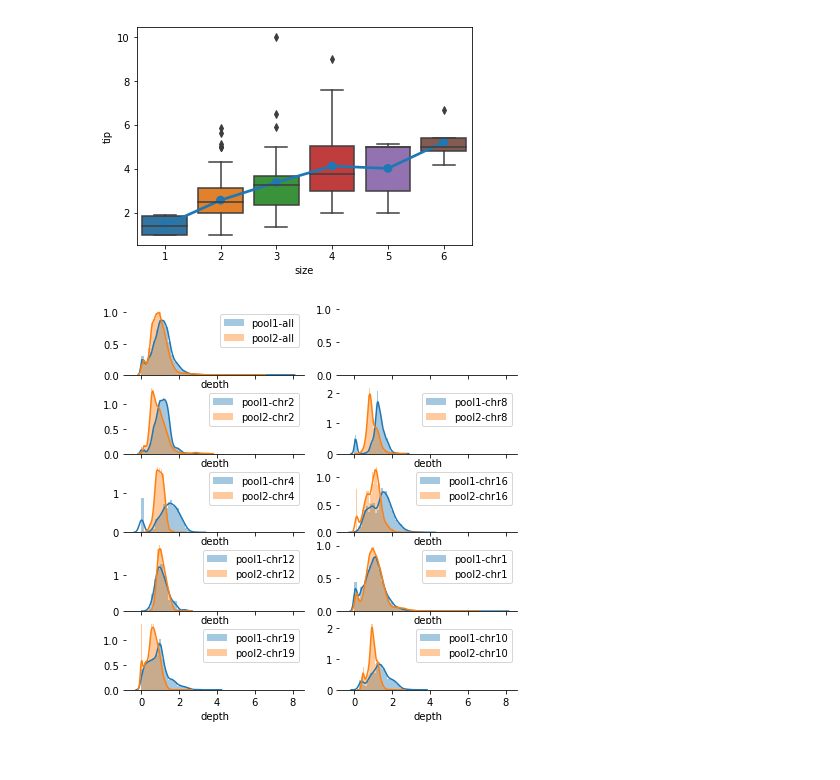
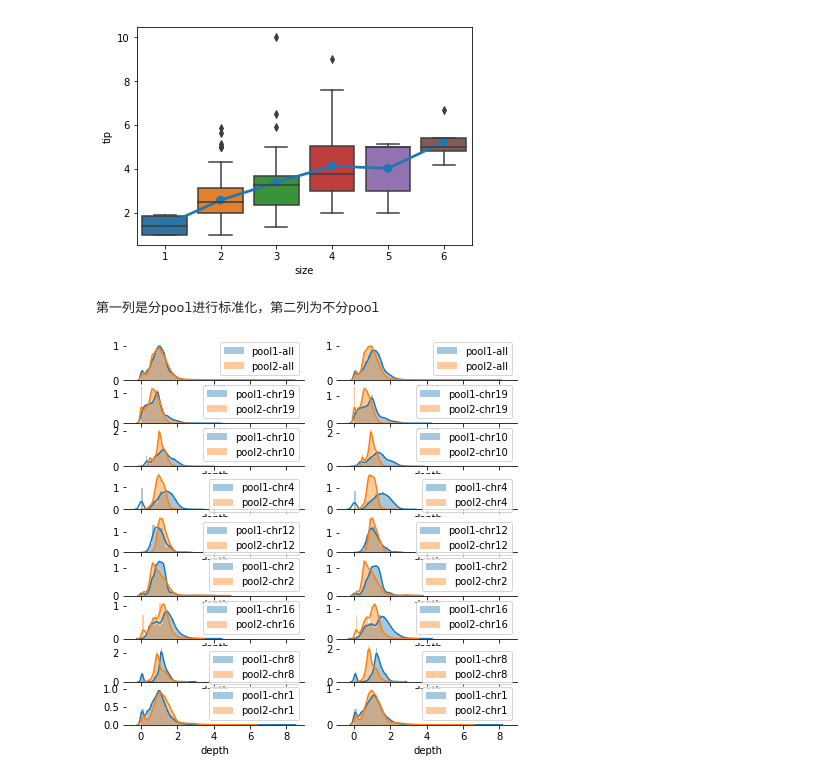
Before and after one commit to btrspg/python-lib-test, a Jupyter notebook: seaborn-test.ipynb, the cells around one changed output. Cells and saved outputs as stored; diff of their text form; code cells hidden in the pictures.

```diff
--- a/seaborn-test.ipynb
+++ b/seaborn-test.ipynb
@@ -21,24 +23,35 @@ ax = sns.pointplot(x="size",y='tip',data=tips,errwidth=0)
 # %% [output]
 [figure]
 # %%
-merge_csv = pd.read_csv('./demo_data/merge.csv')
-merge_csv.columns=['tag','loc','depth','pool']
-merge_csv['chr-temp'] = merge_csv['loc'].str.split(':')
-merge_csv['chr'] = merge_csv['chr-temp'].str.get(0)
-# print(merge_csv[''])
+# 画图方法
 
-f, axes = plt.subplots(int((len(set(merge_csv['chr']))+1)/2)+1, 2, figsize=(7, 7), sharex=True)
-sns.despine(left=True)
+def compare_plot(*data):
+    f, axes = plt.subplots(len(set(merge_csv['chr']))+1, 2, figsize=(7, 7), sharex=True)
+    sns.despine(left=True)
 
-sns.distplot(merge_csv[merge_csv['pool']=='POOL=1']['depth'], kde=True,label='pool1-all',ax=axes[0,0])
-sns.distplot(merge_csv[merge_csv['pool']=='POOL=2']['depth'], kde=True,label='pool2-all',ax=axes[0,0])
-axes[0,0].legend()
-# axes[0,1].legend()
-for j,i in enumerate(set(merge_csv['chr'])):
-    sns.distplot(merge_csv[(merge_csv['pool']=='POOL=1') & (merge_csv['chr']==i)]['depth'],
-                      kde=True,label='pool1-chr{}'.format(i),ax=axes[int(j/2)+1,j%2])
-    sns.distplot(merge_csv[(merge_csv['pool']=='POOL=2') &(merge_csv['chr']==i)]['depth'],
-                      kde=True,label='pool2-chr{}'.format(i),ax=axes[int(j/2)+1,j%2])
-    axes[int(j/2)+1,j%2].legend()
+    for n,da in enumerate(data):
+        sns.distplot(da[da['pool']=='POOL=1']['depth'], kde=True,label='pool1-all',ax=axes[0,n])
+        sns.distplot(da[da['pool']=='POOL=2']['depth'], kde=True,label='pool2-all',ax=axes[0,n])
+        axes[0,n].legend()
+        for j,i in enumerate(set(da['chr'])):
+            sns.distplot(da[(da['pool']=='POOL=1') & (da['chr']==i)]['depth'],
+                              kde=True,label='pool1-chr{}'.format(i),ax=axes[j+1,n])
+            sns.distplot(da[(da['pool']=='POOL=2') &(da['chr']==i)]['depth'],
+                              kde=True,label='pool2-chr{}'.format(i),ax=axes[j+1,n])
+            axes[j+1,n].legend()
-# %% [output]
-[figure, removed]
+# %%
+merge_csv1 = pd.read_csv('./demo_data/twopoolmerge.csv')
+merge_csv1.columns=['tag','loc','pool','depth']
+merge_csv1['chr-temp'] = merge_csv1['loc'].str.split(':')
+merge_csv1['chr'] = merge_csv1['chr-temp'].str.get(0)
+# print(merge_csv[''])
+
+merge_csv2 = pd.read_csv('./demo_data/onePool.csv')
+merge_csv2.columns=['tag','loc','depth','pool']
+merge_csv2['chr-temp'] = merge_csv2['loc'].str.split(':')
+merge_csv2['chr'] = merge_csv2['chr-temp'].str.get(0)
+print('第一列是分pool进行标准化，第二列为不分pool')
+compare_plot(merge_csv1,merge_csv2)
+# %% [output]
+第一列是分pool进行标准化，第二列为不分pool
+[figure, added]
```
Also changed, not shown: parts of 1 cell of this notebook.
